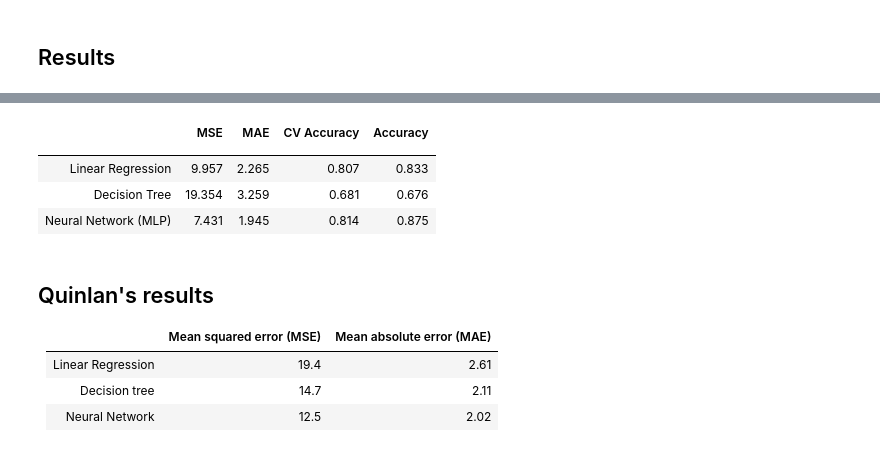
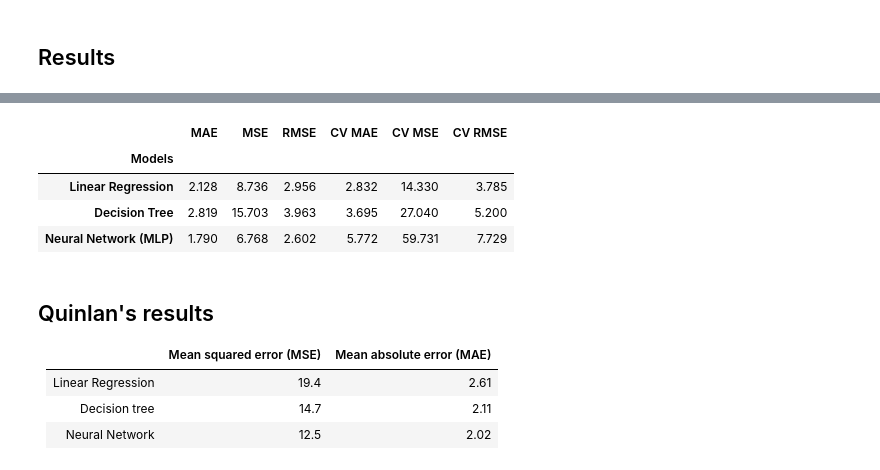
Before and after one commit to mariosfish/machine_learning_classification, a Jupyter notebook: Auto MPG/Auto MPG (LR, DT, NN) - Model 4.ipynb, the cells around one changed output, grey strips where cells are left out. Saved outputs shown, nothing was run; the diff lists cells and outputs as text; code cells hidden in the pictures.

Commit message:
Changed the error metrics
Added RMSE, CV MAE, CV MSE and CV RMSE

```diff
--- a/Auto MPG/Auto MPG (LR, DT, NN) - Model 4.ipynb
+++ b/Auto MPG/Auto MPG (LR, DT, NN) - Model 4.ipynb
@@ -270,7 +287,7 @@ Accuracy: 83.3 %
 ## Decision tree
 # %%
 # Initialize a decision tree estimator.
-tr = tree.DecisionTreeRegressor(max_depth=3, random_state=25)
+tr = tree.DecisionTreeRegressor(max_depth=30, random_state=25)
 
 # Train the estimator.
 tr.fit(X_train, y_train)
@@ -315,8 +316,8 @@ print(r)
 # Make predictions.
 tr_pred = tr.predict(X_test)
 
-# Calculate CV score.
-cv_tr_reg = cross_val_score(tr, X_train, y_train, cv=10).mean()
+# Calculate CV.
+cv_tr_reg = cross_validate(tr, X, y, scoring=scores, cv=10, n_jobs=-1)
 # %% [markdown]
 ## Decision tree Metrics
 # %%
@@ -340,7 +354,8 @@ Accuracy: 67.6 %
 ## Neural network (MLP)
 # %%
 # Initialize a Multi-layer Perceptron classifier.
-mlp = MLPRegressor(max_iter=1000, random_state=25, shuffle=True, verbose=False)
+mlp = MLPRegressor(max_iter=1000,
+                   random_state=25, shuffle=True, verbose=False)
 
 # Train the classifier.
 mlp.fit(X_train, y_train)
@@ -356,8 +371,8 @@ MLPRegressor(activation='relu', alpha=0.0001, batch_size='auto', beta_1=0.9,
 # Make predictions.
 mlp_pred = mlp.predict(X_test)
 
-# Calculate CV score.
-cv_mlp_reg = cross_val_score(mlp, X_train, y_train, cv=10).mean()
+# Calculate CV
+cv_mlp_reg = cross_validate(mlp, X, y, scoring=scores, cv=10, n_jobs=-1)
 # %% [markdown]
 ## Neural network (MLP) metrics
 # %%
@@ -402,20 +452,23 @@ fig.show()
 # %%
 d = {
-    '': ['Linear Regression', 'Decision Tree', 'Neural Network (MLP)'],
+    'Models': ['Linear Regression', 'Decision Tree', 'Neural Network (MLP)'],
+    'MAE': [mean_absolute_error(y_test, lin_pred), mean_absolute_error(y_test, tr_pred), mean_absolute_error(y_test, mlp_pred)],
     'MSE': [mean_squared_error(y_test, lin_pred), mean_squared_error(y_test, tr_pred), mean_squared_error(y_test, mlp_pred)],
-    'MAE': [mean_absolute_error(y_test, lin_pred), mean_absolute_error(y_test, tr_pred), mean_absolute_error(y_test, mlp_pred)],
-    'CV Accuracy': [cv_lin_reg, cv_tr_reg, cv_mlp_reg],
-    'Accuracy': [linreg.score(X_test, y_test), tr.score(X_test, y_test), mlp.score(X_test, y_test)]
+    'RMSE': np.sqrt([mean_squared_error(y_test, lin_pred), mean_squared_error(y_test, tr_pred), mean_squared_error(y_test, mlp_pred)]),
+    'CV MAE': [abs(cv_lin_reg['test_neg_mean_absolute_error'].mean()), abs(cv_tr_reg['test_neg_mean_absolute_error'].mean()), abs(cv_mlp_reg['test_neg_mean_absolute_error'].mean())],
+    'CV MSE': [abs(cv_lin_reg['test_neg_mean_squared_error'].mean()), abs(cv_tr_reg['test_neg_mean_squared_error'].mean()), abs(cv_mlp_reg['test_neg_mean_squared_error'].mean())],
+    'CV RMSE': np.sqrt([abs(cv_lin_reg['test_neg_mean_squared_error'].mean()), abs(cv_tr_reg['test_neg_mean_squared_error'].mean()), abs(cv_mlp_reg['test_neg_mean_squared_error'].mean())])
+
 }
 
-results = pd.DataFrame(data=d).round(3).set_index('')
+results = pd.DataFrame(data=d).round(3).set_index('Models')
 results
 # %% [output]
-|  | MSE | MAE | CV Accuracy | Accuracy |
-|  |  |  |  |  |
-| Linear Regression | 9.957 | 2.265 | 0.807 | 0.833 |
-| Decision Tree | 19.354 | 3.259 | 0.681 | 0.676 |
-| Neural Network (MLP) | 7.431 | 1.945 | 0.814 | 0.875 |
+|  | MAE | MSE | RMSE | CV MAE | CV MSE | CV RMSE |
+| Models |  |  |  |  |  |  |
+| Linear Regression | 2.128 | 8.736 | 2.956 | 2.832 | 14.330 | 3.785 |
+| Decision Tree | 2.819 | 15.703 | 3.963 | 3.695 | 27.040 | 5.200 |
+| Neural Network (MLP) | 1.790 | 6.768 | 2.602 | 5.772 | 59.731 | 7.729 |
 # %% [markdown]
 ## Quinlan's results
 
```
Also changed, not shown: parts of 13 cells of this notebook, 2 other files.
